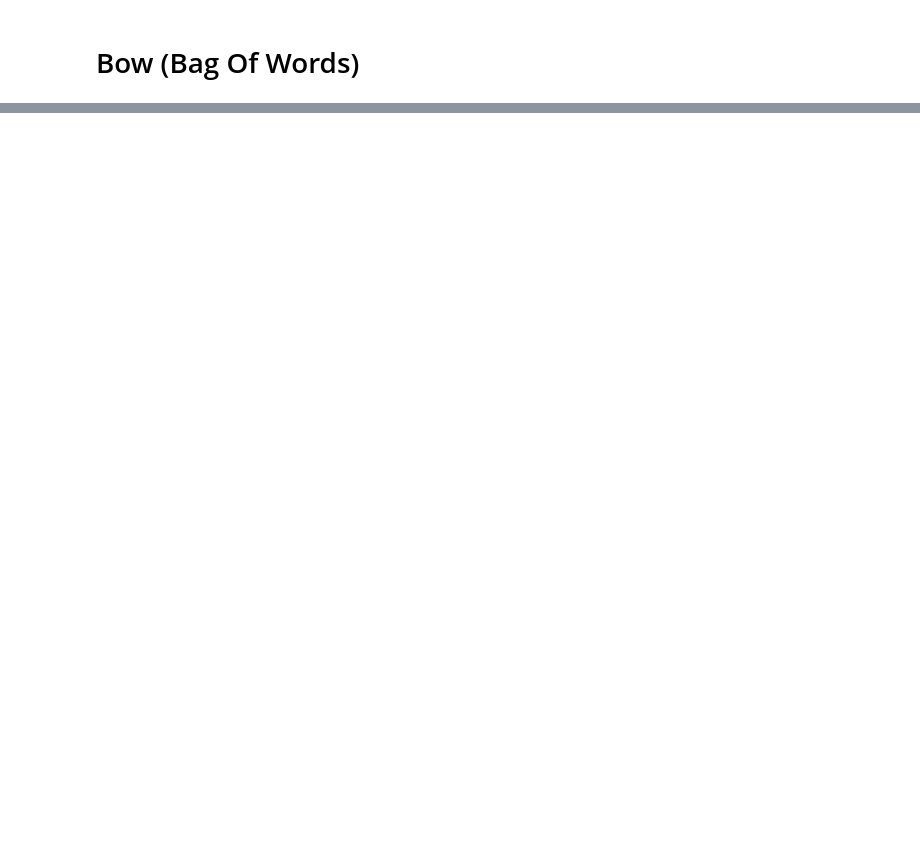
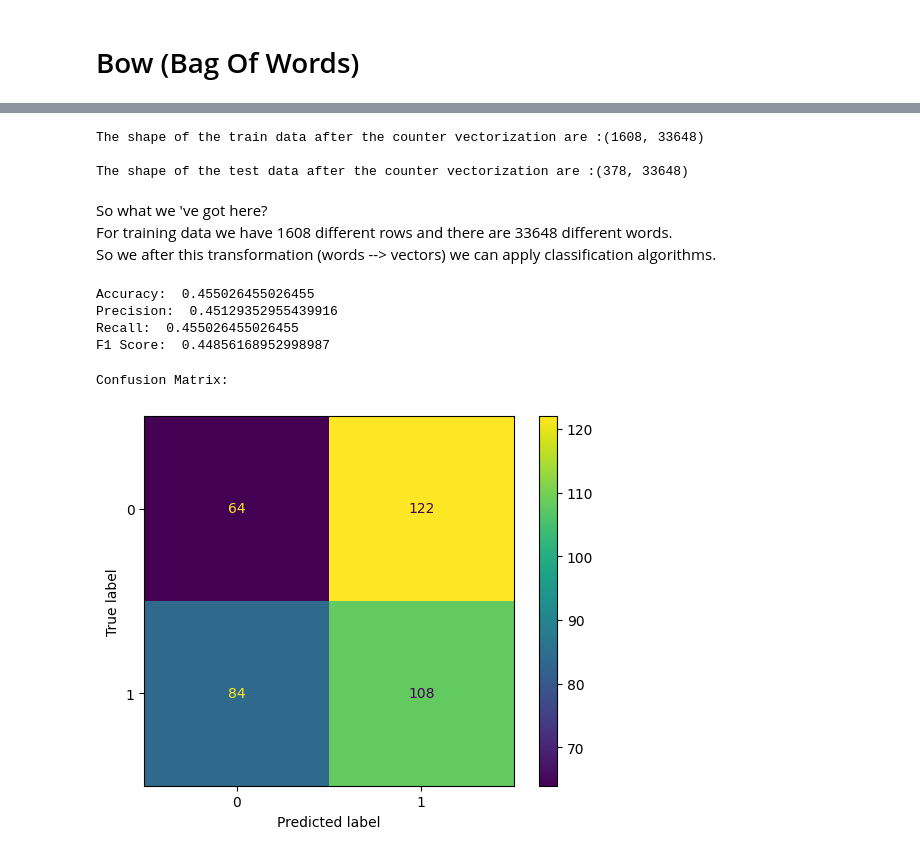
Before and after one commit to CharalamposZisis/Daily-News-for-Stock-Market-Prediction, a Jupyter notebook: main.ipynb, the cells around one changed output, grey strips where cells are left out. Cells and saved outputs as stored; diff of their text form; code cells hidden in the pictures; blank space fills up the shorter version.

```diff
--- a/main.ipynb
+++ b/main.ipynb
@@ -370,0 +271,6 @@ ValueError: empty vocabulary; perhaps the documents only contain stop words
+# %%
+# Concatenate the headings and clean the train data
+df_train_conc = concat_headings(clean_data(df_train))
+
+# Concatenate the headings and clean the test data
+df_test_conc = concat_headings(clean_data(df_test))
@@ -370,0 +293,53 @@ ValueError: empty vocabulary; perhaps the documents only contain stop words
+# %%
+# Get only the text column
+df_train_conc=df_train_conc['text']
+df_test_conc=df_test_conc['text']
+# %%
+from sklearn.feature_extraction.text import CountVectorizer
+# CountVectorizer : Converts a collection of text documents to a matrix of token counts.
+# Create and object for countvectorizer
+basicvectorizer = CountVectorizer()
+basictrain = basicvectorizer.fit_transform(df_train_conc)
+print(f'The shape of the train data after the counter vectorization are :{basictrain.shape}\n')
+
+basictest = basicvectorizer.transform(df_test_conc)
+print(f'The shape of the test data after the transformation are :{basictest.shape}')
+# %% [output]
+The shape of the train data after the counter vectorization are :(1608, 33648)
+
+The shape of the test data after the counter vectorization are :(378, 33648)
+# %% [markdown]
+So what we 've got here?<br> For training data we have 1608 different rows and there are 33648 different words.<br> So we after this transformation (words --> vectors) we can apply classification algorithms.
+# %%
+from sklearn.linear_model import LogisticRegression
+basicmodel = LogisticRegression()
+# Train the logistic regression on the training data
+basicmodel = basicmodel.fit(basictrain, df_train["Label"])
+# Be carefull on this stage the basic train has only the text data! that why i took df_train['Label'] separate.
+basictest = basicvectorizer.transform(df_test_conc)
+predictions = basicmodel.predict(basictest)
+y_true = df_test["Label"]
+y_pred = predictions
+# %%
+# Metrics for this logistic regression is
+from sklearn.metrics import accuracy_score, precision_score, recall_score, f1_score, classification_report, confusion_matrix,ConfusionMatrixDisplay
+
+print("Accuracy: ", accuracy_score(y_true, y_pred))
+print("Precision: ", precision_score(y_true, y_pred, average='weighted'))
+print("Recall: ", recall_score(y_true, y_pred, average='weighted'))
+print("F1 Score: ", f1_score(y_true, y_pred, average='weighted'))
+# %% [output]
+Accuracy:  0.455026455026455
+Precision:  0.45129352955439916
+Recall:  0.455026455026455
+F1 Score:  0.44856168952998987
+# %%
+print("\nConfusion Matrix:\n")
+cm = confusion_matrix(y_true, y_pred, labels=basicmodel.classes_)
+disp = ConfusionMatrixDisplay(confusion_matrix=cm,
+                              display_labels=basicmodel.classes_)
+disp.plot()
+plt.show()
+# %% [output]
+Confusion Matrix:
+[figure, added]
```
Also changed, not shown: parts of 23 cells of this notebook, 1 other file.
